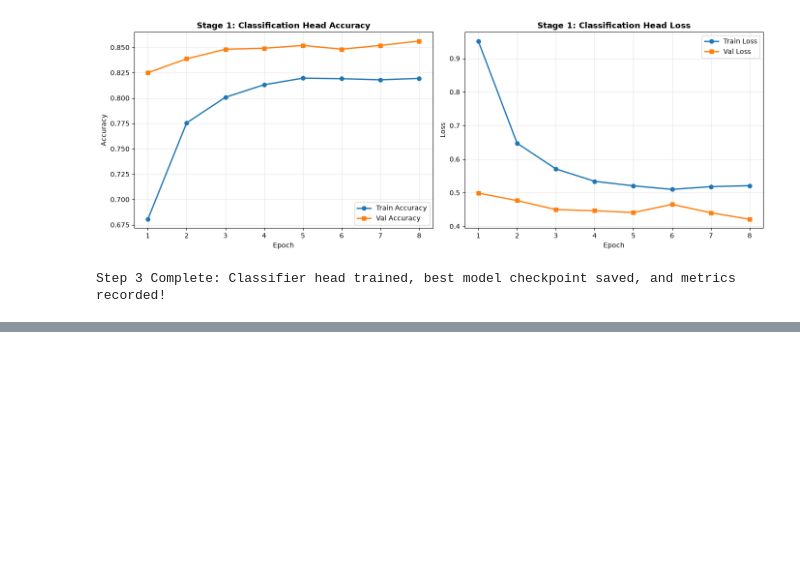
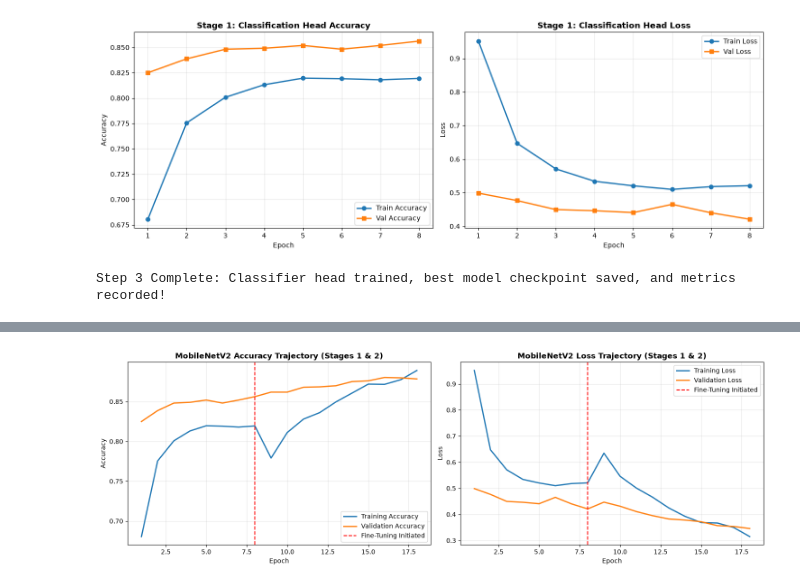
Before and after one commit to EMNIPUN/SE4050-Automatic-Waste-Classification, a Jupyter notebook: notebooks/04_MobileNetV2.ipynb, the cells around one changed output, grey strips where cells are left out. Saved outputs shown, nothing was run; the diff lists cells and outputs as text; code cells hidden in the pictures; blank space fills up the shorter version.

Commit message:
add MobileNetV2 fine-tuning

```diff
--- a/notebooks/04_MobileNetV2.ipynb
+++ b/notebooks/04_MobileNetV2.ipynb
@@ -505,0 +621,16 @@ Step 3 Complete: Classifier head trained, best model checkpoint saved, and metri
+# %%
+# 15. Execute Stage 2 Training (Fine-Tuning)
+print("Starting Stage 2 Fine-Tuning...\n")
+stage2_start_time = time.time()
+
+history_stage2 = model.fit(
+    train_ds,
+    validation_data=val_ds,
+    epochs=TOTAL_EPOCHS,
+    initial_epoch=STAGE1_COMPLETED_EPOCHS,
+    callbacks=callbacks_stage2
+)
+
+stage2_total_time = time.time() - stage2_start_time
+print(f"\nStage 2 Fine-Tuning Complete!")
+print(f"Total Stage 2 Duration: {stage2_total_time:.2f} seconds ({stage2_total_time / 60:.2f} minutes)")
@@ -505,0 +658,67 @@ Step 3 Complete: Classifier head trained, best model checkpoint saved, and metri
+# %%
+# 16. Compare Frozen vs Fine-Tuned Performance & Plot Trajectory
+# Concatenate training histories across Stage 1 and Stage 2
+all_acc = history_stage1.history['accuracy'] + history_stage2.history['accuracy']
+all_val_acc = history_stage1.history['val_accuracy'] + history_stage2.history['val_accuracy']
+all_loss = history_stage1.history['loss'] + history_stage2.history['loss']
+all_val_loss = history_stage1.history['val_loss'] + history_stage2.history['val_loss']
+epochs_range = range(1, len(all_loss) + 1)
+transition_epoch = STAGE1_COMPLETED_EPOCHS
+
+# Best metrics per stage
+best_s1_loss = min(history_stage1.history['val_loss'])
+best_s1_acc = max(history_stage1.history['val_accuracy'])
+best_s2_loss = min(history_stage2.history['val_loss'])
+best_s2_acc = max(history_stage2.history['val_accuracy'])
+
+comparison_df = pd.DataFrame({
+    'Metric': ['Best Validation Loss', 'Best Validation Accuracy', 'Trainable Parameters', 'Learning Rate'],
+    'Stage 1 (Frozen Backbone)': [f"{best_s1_loss:.4f}", f"{best_s1_acc * 100:.2f}%", f"{trainable_params:,}", "1e-3"],
+    'Stage 2 (Fine-Tuned)': [f"{best_s2_loss:.4f}", f"{best_s2_acc * 100:.2f}%", f"{trainable_params_s2:,}", f"{FINE_TUNE_LR}"],
+    'Delta / Improvement': [
+        f"{best_s2_loss - best_s1_loss:+.4f} (lower is better)",
+        f"{(best_s2_acc - best_s1_acc) * 100:+.2f}%",
+        f"+{trainable_params_s2 - trainable_params:,}",
+        "Reduced 100x"
+    ]
+})
+
+print("=== Frozen vs. Fine-Tuned Validation Performance Comparison ===")
+print(comparison_df.to_string(index=False))
+
+# Export comparison table to results/tables/
+comparison_table_path = TABLES_DIR / "mobilenetv2_frozen_vs_finetuned.csv"
+comparison_df.to_csv(comparison_table_path, index=False)
+print(f"\nComparison table saved to: {comparison_table_path}")
+
+# Plot combined learning trajectory
+plt.figure(figsize=(15, 5))
+
+# Accuracy Plot
+plt.subplot(1, 2, 1)
+plt.plot(epochs_range, all_acc, label='Training Accuracy', color='#1f77b4', lw=2)
+plt.plot(epochs_range, all_val_acc, label='Validation Accuracy', color='#ff7f0e', lw=2)
+plt.axvline(x=transition_epoch, color='red', linestyle='--', label='Fine-Tuning Initiated')
+plt.title('MobileNetV2 Accuracy Trajectory (Stages 1 & 2)', fontsize=12, fontweight='bold')
+plt.xlabel('Epoch', fontsize=10)
+plt.ylabel('Accuracy', fontsize=10)
+plt.grid(True, alpha=0.3)
+plt.legend(loc='lower right')
+
+# Loss Plot
+plt.subplot(1, 2, 2)
+plt.plot(epochs_range, all_loss, label='Training Loss', color='#1f77b4', lw=2)
+plt.plot(epochs_range, all_val_loss, label='Validation Loss', color='#ff7f0e', lw=2)
+plt.axvline(x=transition_epoch, color='red', linestyle='--', label='Fine-Tuning Initiated')
+plt.title('MobileNetV2 Loss Trajectory (Stages 1 & 2)', fontsize=12, fontweight='bold')
+plt.xlabel('Epoch', fontsize=10)
+plt.ylabel('Loss', fontsize=10)
+plt.grid(True, alpha=0.3)
+plt.legend(loc='upper right')
+
+plt.tight_layout()
+learning_curve_path = FIGURES_DIR / "mobilenetv2_learning_curves.png"
+plt.savefig(learning_curve_path, dpi=300, bbox_inches='tight')
+plt.show()
+print(f"Learning curves plot saved to: {learning_curve_path}")
+# %% [output]
@@ -505,0 +733 @@ Step 3 Complete: Classifier head trained, best model checkpoint saved, and metri
+[figure, added]
```
Also changed, not shown: parts of 7 cells of this notebook, 3 other files.
